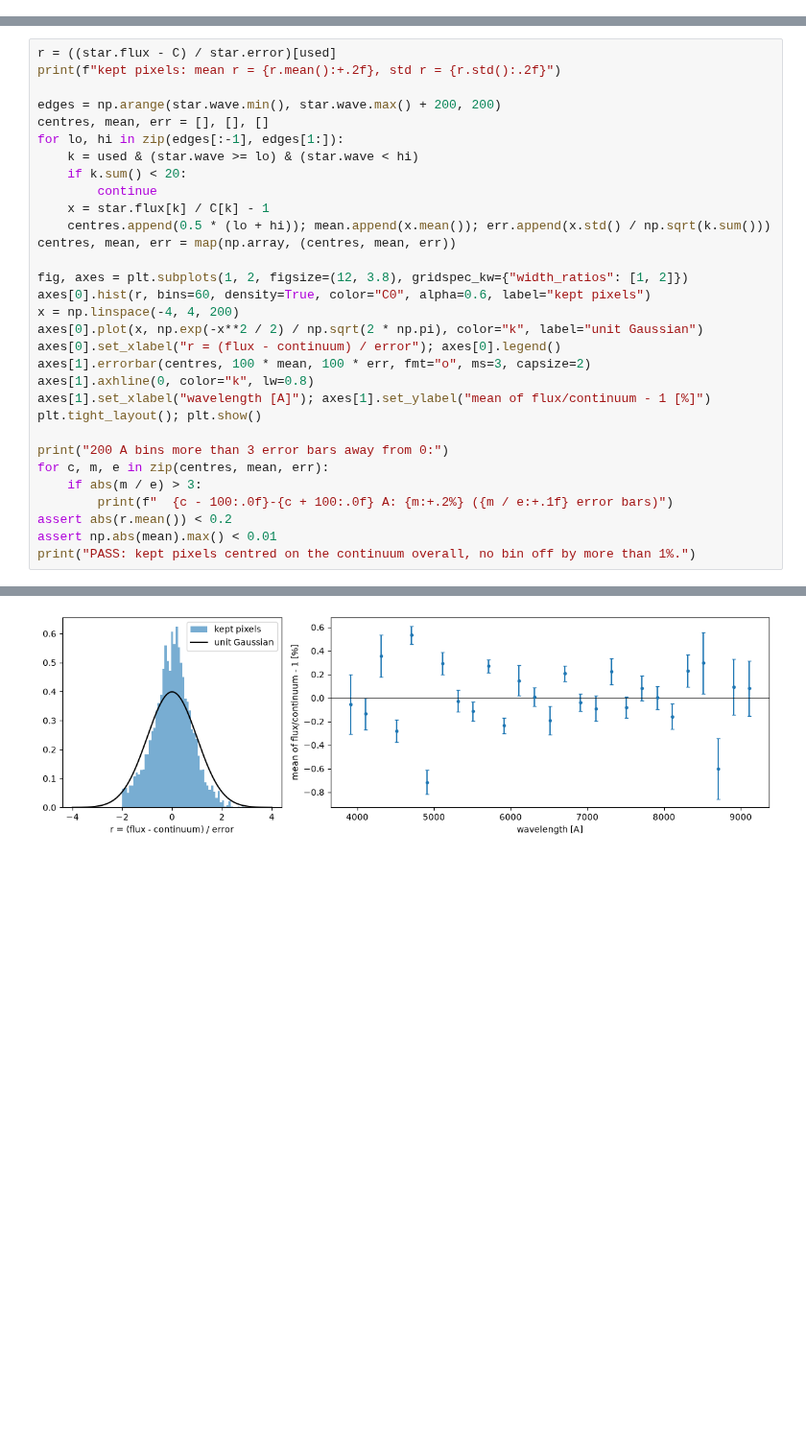
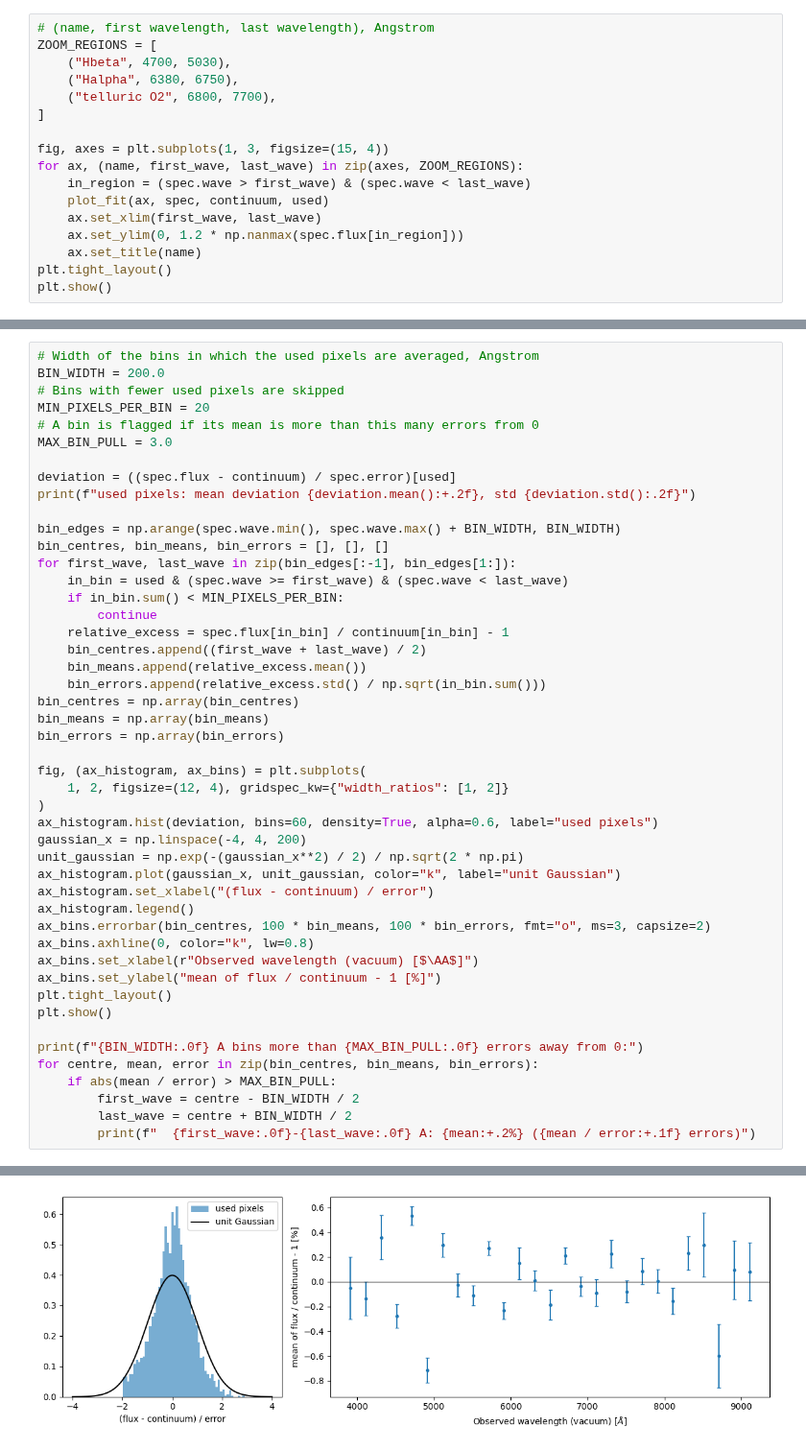
Before and after one commit to FeatAstro/RAD-2026, a Jupyter notebook: notebooks/05_continuum.ipynb, the cells around one changed output, grey strips where cells are left out. Shown at 96% size. Cells and saved outputs as stored; diff of their text form; blank space fills up the shorter version.

```diff
--- a/notebooks/05_continuum.ipynb
+++ b/notebooks/05_continuum.ipynb
@@ -79,0 +102,17 @@ plt.tight_layout(); plt.show()
+# %%
+# (name, first wavelength, last wavelength), Angstrom
+ZOOM_REGIONS = [
+    ("Hbeta", 4700, 5030),
+    ("Halpha", 6380, 6750),
+    ("telluric O2", 6800, 7700),
+]
+
+fig, axes = plt.subplots(1, 3, figsize=(15, 4))
+for ax, (name, first_wave, last_wave) in zip(axes, ZOOM_REGIONS):
+    in_region = (spec.wave > first_wave) & (spec.wave < last_wave)
+    plot_fit(ax, spec, continuum, used)
+    ax.set_xlim(first_wave, last_wave)
+    ax.set_ylim(0, 1.2 * np.nanmax(spec.flux[in_region]))
+    ax.set_title(name)
+plt.tight_layout()
+plt.show()
@@ -90,32 +131,48 @@ only, so `r = (flux - continuum) / error`:
 # %%
-r = ((star.flux - C) / star.error)[used]
-print(f"kept pixels: mean r = {r.mean():+.2f}, std r = {r.std():.2f}")
+# Width of the bins in which the used pixels are averaged, Angstrom
+BIN_WIDTH = 200.0
+# Bins with fewer used pixels are skipped
+MIN_PIXELS_PER_BIN = 20
+# A bin is flagged if its mean is more than this many errors from 0
+MAX_BIN_PULL = 3.0
 
-edges = np.arange(star.wave.min(), star.wave.max() + 200, 200)
-centres, mean, err = [], [], []
-for lo, hi in zip(edges[:-1], edges[1:]):
-    k = used & (star.wave >= lo) & (star.wave < hi)
-    if k.sum() < 20:
+deviation = ((spec.flux - continuum) / spec.error)[used]
+print(f"used pixels: mean deviation {deviation.mean():+.2f}, std {deviation.std():.2f}")
+
+bin_edges = np.arange(spec.wave.min(), spec.wave.max() + BIN_WIDTH, BIN_WIDTH)
+bin_centres, bin_means, bin_errors = [], [], []
+for first_wave, last_wave in zip(bin_edges[:-1], bin_edges[1:]):
+    in_bin = used & (spec.wave >= first_wave) & (spec.wave < last_wave)
+    if in_bin.sum() < MIN_PIXELS_PER_BIN:
         continue
-    x = star.flux[k] / C[k] - 1
-    centres.append(0.5 * (lo + hi)); mean.append(x.mean()); err.append(x.std() / np.sqrt(k.sum()))
-centres, mean, err = map(np.array, (centres, mean, err))
+    relative_excess = spec.flux[in_bin] / continuum[in_bin] - 1
+    bin_centres.append((first_wave + last_wave) / 2)
+    bin_means.append(relative_excess.mean())
+    bin_errors.append(relative_excess.std() / np.sqrt(in_bin.sum()))
+bin_centres = np.array(bin_centres)
+bin_means = np.array(bin_means)
+bin_errors = np.array(bin_errors)
 
-fig, axes = plt.subplots(1, 2, figsize=(12, 3.8), gridspec_kw={"width_ratios": [1, 2]})
-axes[0].hist(r, bins=60, density=True, color="C0", alpha=0.6, label="kept pixels")
-x = np.linspace(-4, 4, 200)
-axes[0].plot(x, np.exp(-x**2 / 2) / np.sqrt(2 * np.pi), color="k", label="unit Gaussian")
-axes[0].set_xlabel("r = (flux - continuum) / error"); axes[0].legend()
-axes[1].errorbar(centres, 100 * mean, 100 * err, fmt="o", ms=3, capsize=2)
-axes[1].axhline(0, color="k", lw=0.8)
-axes[1].set_xlabel("wavelength [A]"); axes[1].set_ylabel("mean of flux/continuum - 1 [%]")
-plt.tight_layout(); plt.show()
+fig, (ax_histogram, ax_bins) = plt.subplots(
+    1, 2, figsize=(12, 4), gridspec_kw={"width_ratios": [1, 2]}
+)
+ax_histogram.hist(deviation, bins=60, density=True, alpha=0.6, label="used pixels")
+gaussian_x = np.linspace(-4, 4, 200)
+unit_gaussian = np.exp(-(gaussian_x**2) / 2) / np.sqrt(2 * np.pi)
+ax_histogram.plot(gaussian_x, unit_gaussian, color="k", label="unit Gaussian")
+ax_histogram.set_xlabel("(flux - continuum) / error")
+ax_histogram.legend()
+ax_bins.errorbar(bin_centres, 100 * bin_means, 100 * bin_errors, fmt="o", ms=3, capsize=2)
+ax_bins.axhline(0, color="k", lw=0.8)
+ax_bins.set_xlabel(r"Observed wavelength (vacuum) [$\AA$]")
+ax_bins.set_ylabel("mean of flux / continuum - 1 [%]")
+plt.tight_layout()
+plt.show()
 
-print("200 A bins more than 3 error bars away from 0:")
-for c, m, e in zip(centres, mean, err):
-    if abs(m / e) > 3:
-        print(f"  {c - 100:.0f}-{c + 100:.0f} A: {m:+.2%} ({m / e:+.1f} error bars)")
-assert abs(r.mean()) < 0.2
-assert np.abs(mean).max() < 0.01
-print("PASS: kept pixels centred on the continuum overall, no bin off by more than 1%.")
+print(f"{BIN_WIDTH:.0f} A bins more than {MAX_BIN_PULL:.0f} errors away from 0:")
+for centre, mean, error in zip(bin_centres, bin_means, bin_errors):
+    if abs(mean / error) > MAX_BIN_PULL:
+        first_wave = centre - BIN_WIDTH / 2
+        last_wave = centre + BIN_WIDTH / 2
+        print(f"  {first_wave:.0f}-{last_wave:.0f} A: {mean:+.2%} ({mean / error:+.1f} errors)")
 # %% [output]
@@ -123 +180 @@ kept pixels: mean r = +0.01, std r = 0.77
-[figure, old version]
+[figure, new version]
```
Also changed, not shown: parts of 22 cells of this notebook, 39 other files.
